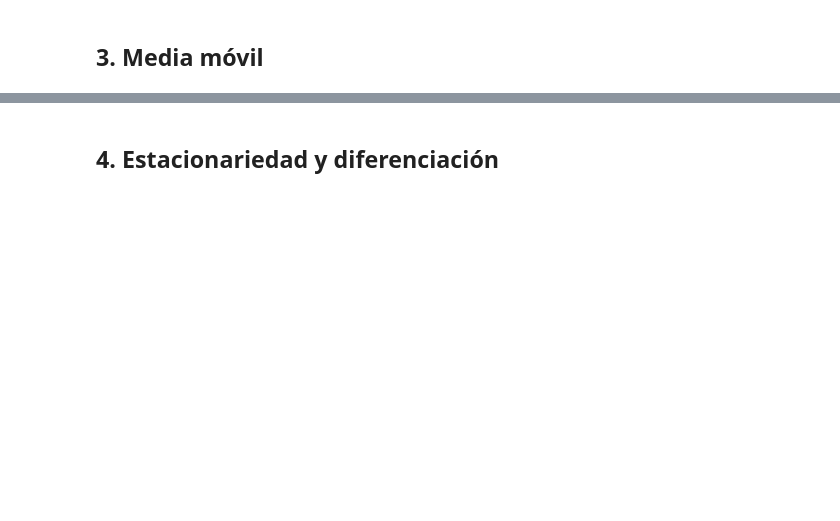
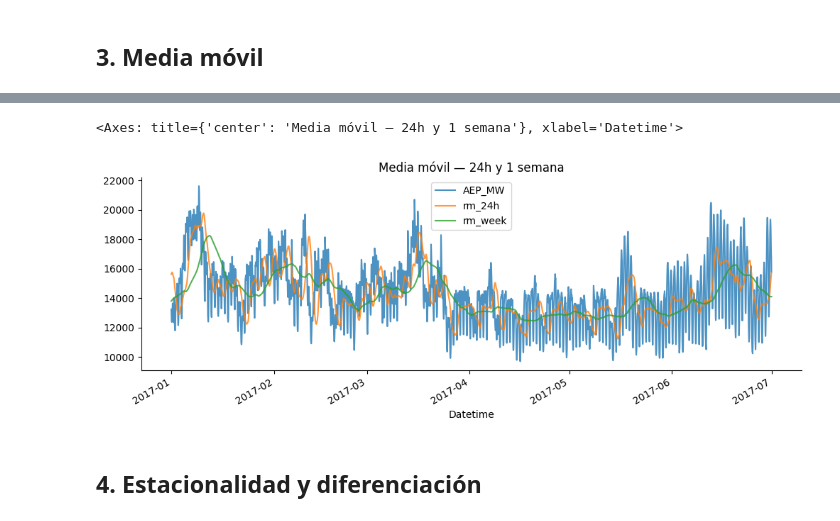
Before and after one commit to CatherineCabreraTT24/S16-SeriesTemporales, a Jupyter notebook: Webinar_1/01_fundamentos_student_version.ipynb, the cells around one changed output, grey strips where cells are left out. Cells and saved outputs as stored; diff of their text form; code cells hidden in the pictures; blank space fills up the shorter version.

```diff
--- a/Webinar_1/01_fundamentos_student_version.ipynb
+++ b/Webinar_1/01_fundamentos_student_version.ipynb
@@ -56,11 +96,21 @@ plt.tight_layout()
 # %%
-window = df.copy()
-# Calcula la media móvil de 24 horas y 1 semana
+window = df.copy() #rolling
+# Calcula la media móvil de 24 horas y 1 semana sin incluir el día actual
 
-window[["AEP_MW", "rm_24h", "rm_week"]] \
+#shift --> me mueve los indices de una tabla
+
+
+window["rm_24h"] = window["AEP_MW"].shift(24).rolling(24).mean()
+window["rm_week"] = window["AEP_MW"].shift(24).rolling(168).mean()
+
+
+window[[ "AEP_MW","rm_24h", "rm_week"]] \
     .loc["2017-01":"2017-06"] \
     .plot(title="Media móvil — 24h y 1 semana", alpha=0.8)
+# %% [output]
+<Axes: title={'center': 'Media móvil — 24h y 1 semana'}, xlabel='Datetime'>
+[figure, added]
 # %% [markdown]
-## 4. Estacionariedad y diferenciación
+## 4. Estacionalidad y diferenciación
 # %%
 # Descomposición de la serie temporal
```
Also changed, not shown: parts of 9 cells of this notebook, 4 other files.
